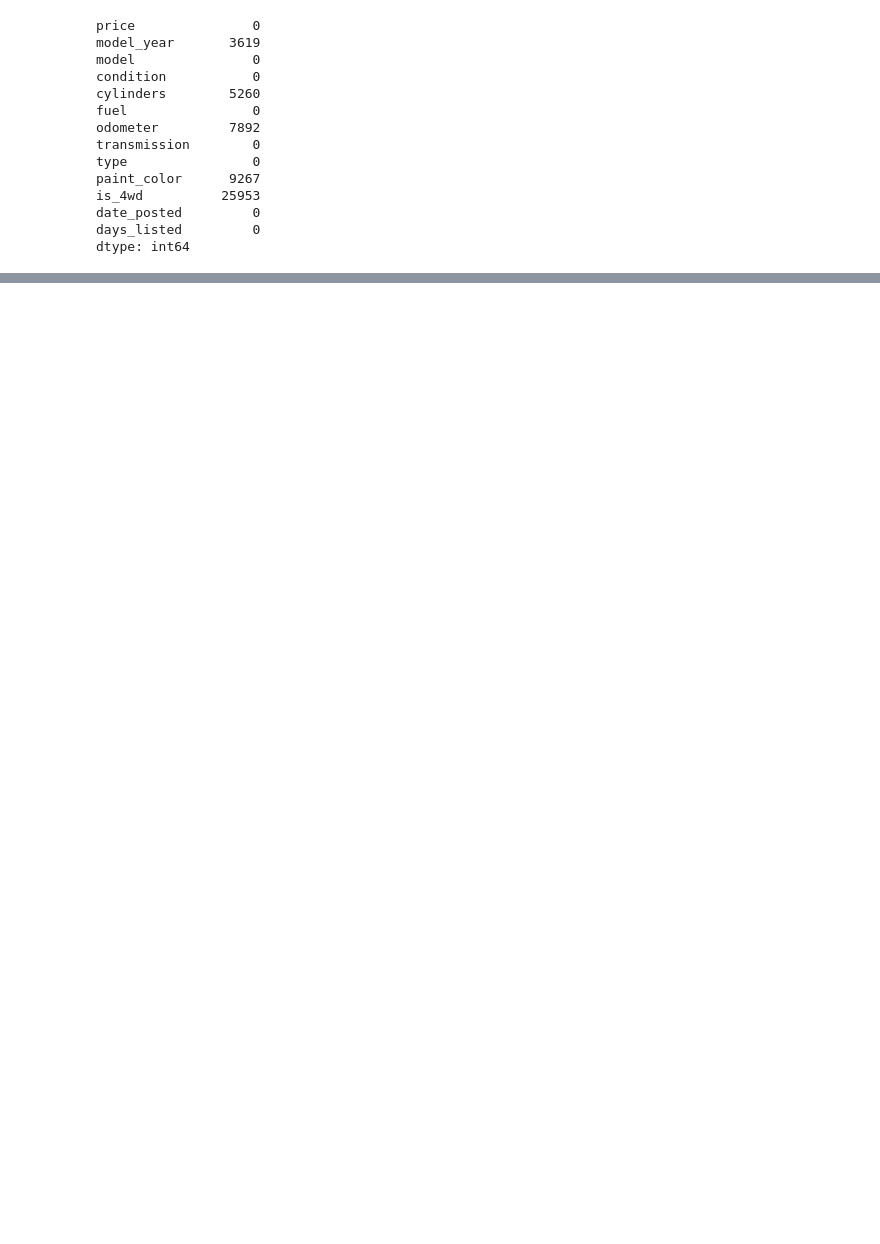
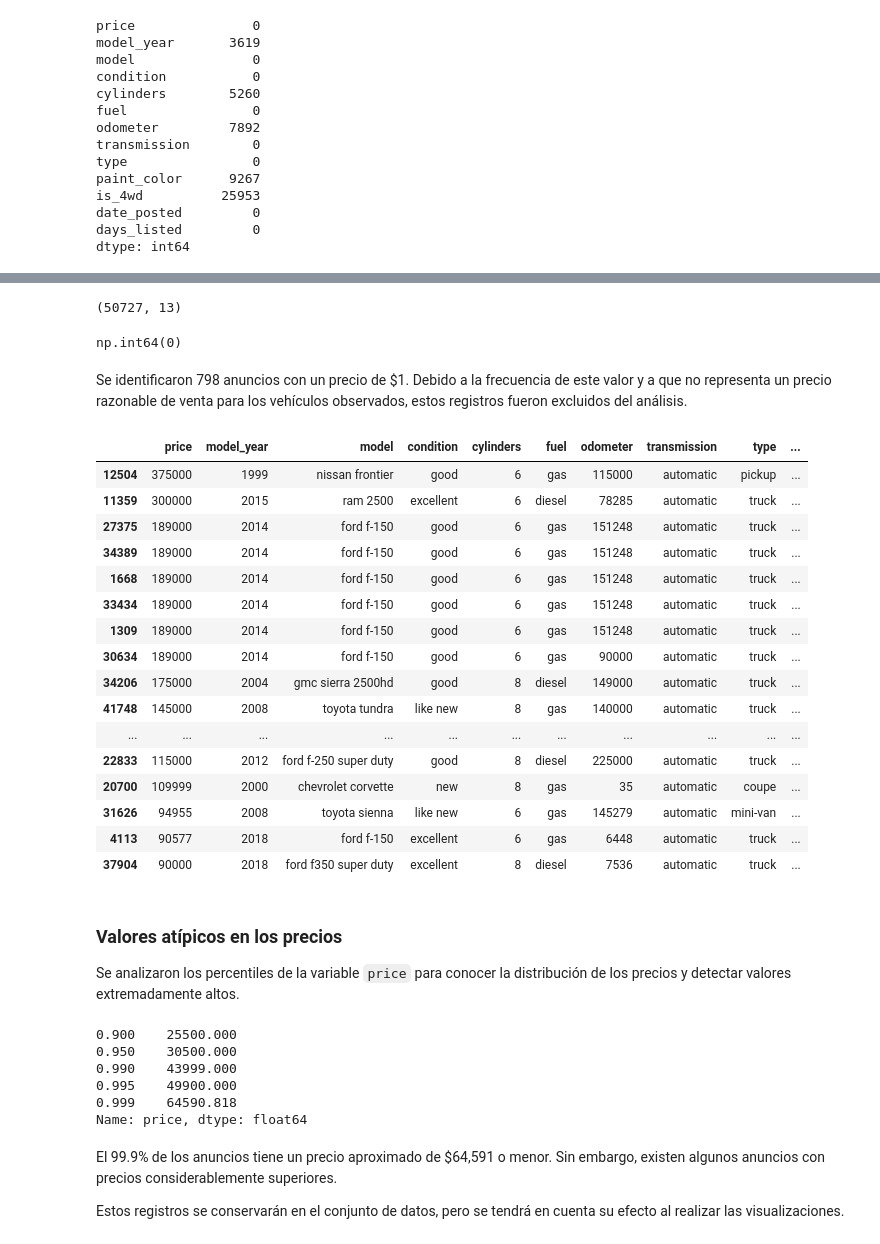
Before and after one commit to ElamDay/PROYECTO-7---VEHICLES, a Jupyter notebook: notebooks/EDA.ipynb, the cells around one changed output, grey strips where cells are left out. Cells and saved outputs as stored; diff of their text form; code cells hidden in the pictures; blank space fills up the shorter version.

Commit message:
Avance EDA: limpieza de datos y analisis de precios

```diff
--- a/notebooks/EDA.ipynb
+++ b/notebooks/EDA.ipynb
@@ -62,0 +518,49 @@ dtype: int64
+# %%
+df = df[df['price'] != 1]
+
+df.shape
+# %% [output]
+(50727, 13)
+# %%
+(df['price'] == 1).sum()
+# %% [output]
+np.int64(0)
+# %% [markdown]
+Se identificaron 798 anuncios con un precio de $1. Debido a la frecuencia de este valor y a que no representa un precio razonable de venta para los vehículos observados, estos registros fueron excluidos del análisis.
+# %%
+df.sort_values('price', ascending=False).head(20)
+# %% [output]
+|  | price | model_year | model | condition | cylinders | fuel | odometer | transmission | type | ... |
+| 12504 | 375000 | 1999 | nissan frontier | good | 6 | gas | 115000 | automatic | pickup | ... |
+| 11359 | 300000 | 2015 | ram 2500 | excellent | 6 | diesel | 78285 | automatic | truck | ... |
+| 27375 | 189000 | 2014 | ford f-150 | good | 6 | gas | 151248 | automatic | truck | ... |
+| 34389 | 189000 | 2014 | ford f-150 | good | 6 | gas | 151248 | automatic | truck | ... |
+| 1668 | 189000 | 2014 | ford f-150 | good | 6 | gas | 151248 | automatic | truck | ... |
+| 33434 | 189000 | 2014 | ford f-150 | good | 6 | gas | 151248 | automatic | truck | ... |
+| 1309 | 189000 | 2014 | ford f-150 | good | 6 | gas | 151248 | automatic | truck | ... |
+| 30634 | 189000 | 2014 | ford f-150 | good | 6 | gas | 90000 | automatic | truck | ... |
+| 34206 | 175000 | 2004 | gmc sierra 2500hd | good | 8 | diesel | 149000 | automatic | truck | ... |
+| 41748 | 145000 | 2008 | toyota tundra | like new | 8 | gas | 140000 | automatic | truck | ... |
+| ... | ... | ... | ... | ... | ... | ... | ... | ... | ... | ... |
+| 22833 | 115000 | 2012 | ford f-250 super duty | good | 8 | diesel | 225000 | automatic | truck | ... |
+| 20700 | 109999 | 2000 | chevrolet corvette | new | 8 | gas | 35 | automatic | coupe | ... |
+| 31626 | 94955 | 2008 | toyota sienna | like new | 6 | gas | 145279 | automatic | mini-van | ... |
+| 4113 | 90577 | 2018 | ford f-150 | excellent | 6 | gas | 6448 | automatic | truck | ... |
+| 37904 | 90000 | 2018 | ford f350 super duty | excellent | 8 | diesel | 7536 | automatic | truck | ... |
+# %% [markdown]
+### Valores atípicos en los precios
+
+Se analizaron los percentiles de la variable `price` para conocer la distribución de los precios y detectar valores extremadamente altos.
+# %%
+df['price'].quantile([0.90, 0.95, 0.99, 0.995, 0.999])
+# %% [output]
+0.900    25500.000
+0.950    30500.000
+0.990    43999.000
+0.995    49900.000
+0.999    64590.818
+Name: price, dtype: float64
+# %% [markdown]
+El 99.9% de los anuncios tiene un precio aproximado de $64,591 o menor. Sin embargo, existen algunos anuncios con precios considerablemente superiores.
+
+Estos registros se conservarán en el conjunto de datos, pero se tendrá en cuenta su efecto al realizar las visualizaciones.
```
Also changed, not shown: parts of 48 cells of this notebook.
